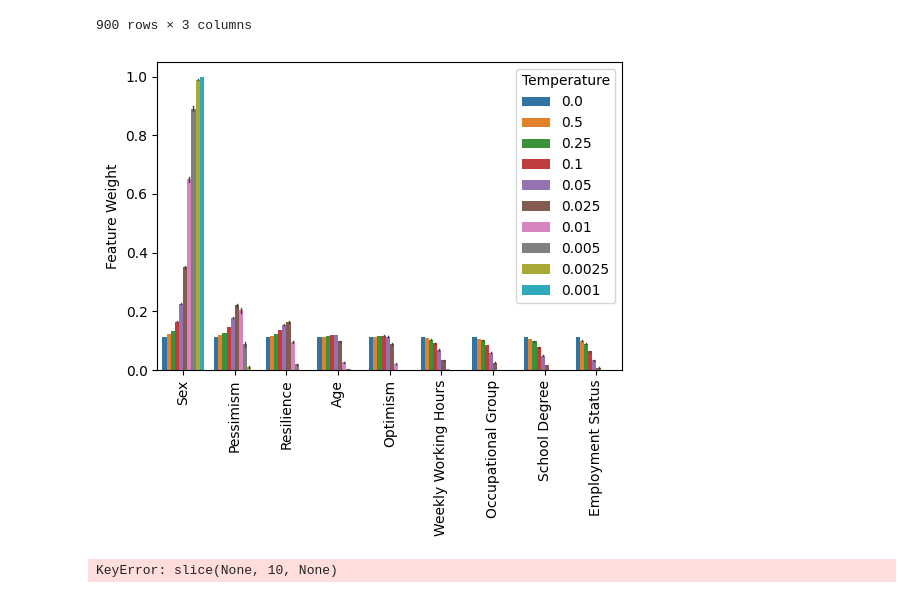
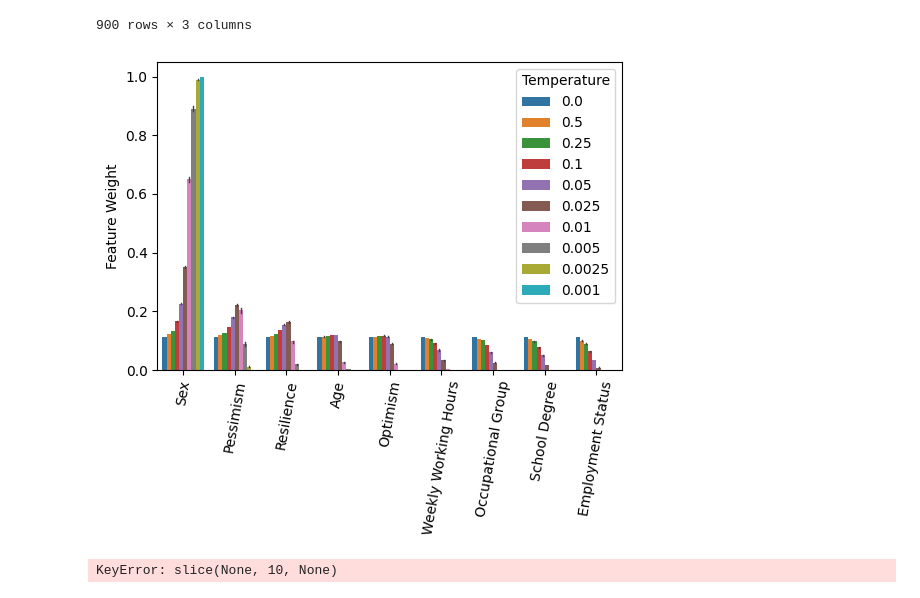
Before and after one commit to thauptmann/FeatureWeightDebiasing, a Jupyter notebook: notebooks/feature_importance_comparison.ipynb, the cells around one changed output. Cells and saved outputs as stored; diff of their text form; code cells hidden in the pictures.

```diff
--- a/notebooks/feature_importance_comparison.ipynb
+++ b/notebooks/feature_importance_comparison.ipynb
@@ -83,14 +83,14 @@ melted_feature_weights_df
 # %%
 hue_order = [0.0, 0.5, 0.25, 0.1, 0.05, 0.025, 0.01, 0.005, 0.0025, 0.001]
 rcParams['figure.figsize'] = 6,4
 
 ax = sns.barplot(melted_feature_weights_df, y="value", x="variable", hue="Temperature", order=order,
                  hue_order=hue_order, err_kws={'linewidth': 1})
 ax.set(ylabel="Feature Weight", xlabel="")
-ax.tick_params(axis='x', rotation=90)
-ax.get_figure().savefig("gbs_allensbach_feature_weights.pdf", bbox_inches='tight')
+ax.tick_params(axis='x', rotation=80)
+ax.get_figure().savefig("gbs_allensbach_feature_weights.pdf", bbox_inches='tight', pad_inches=0)
 # %% [output]
-[figure, old version]
+[figure, new version]
 # %%
 method_path = Path(f"../results/temperature_comparison/{dataset}/{bias_type}/{bias_strength}/{method}/\
 optimised_mmd.json")
```
Also changed, not shown: parts of 1 cell of this notebook, 17 other files.
